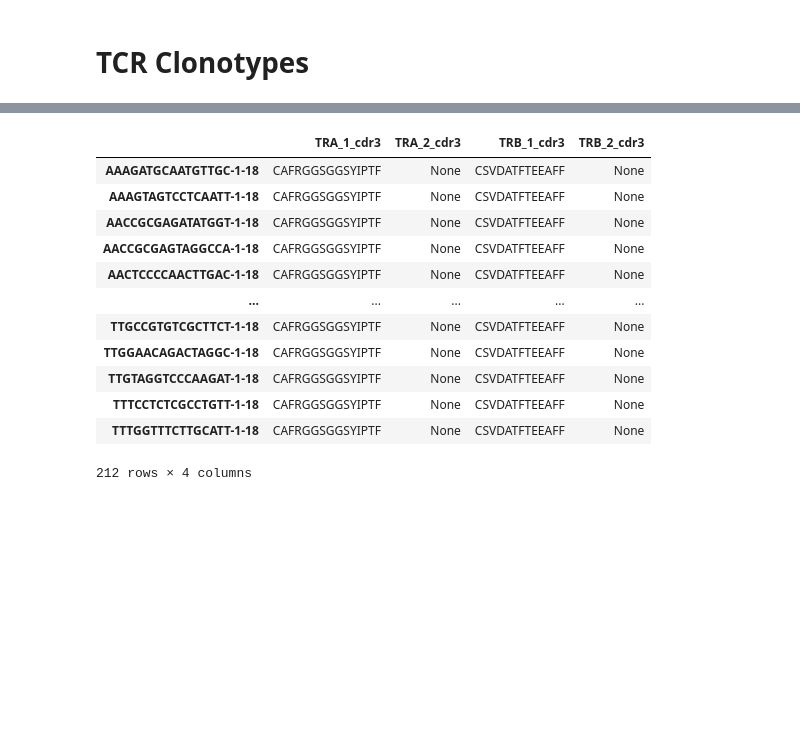
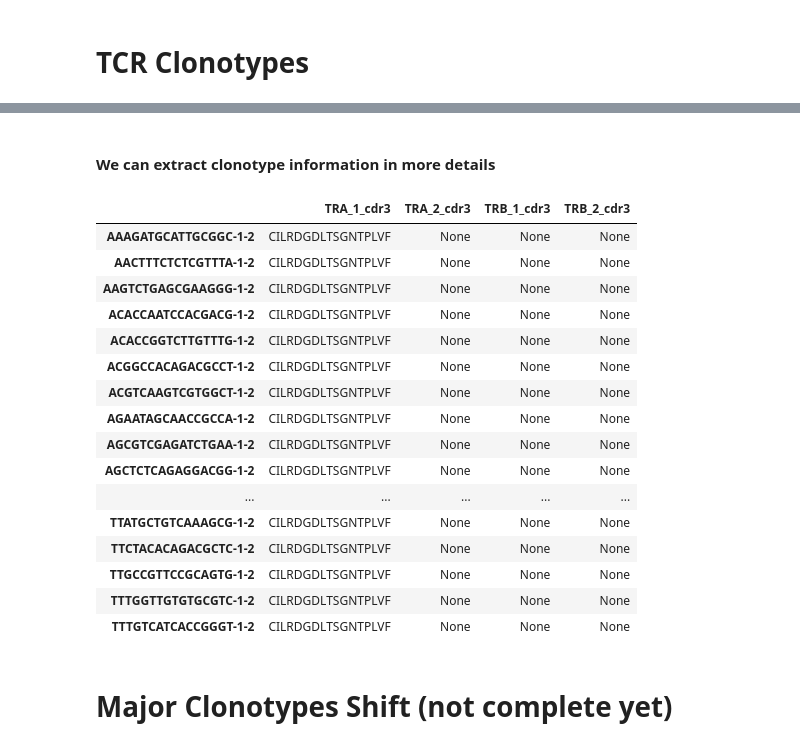
Before and after one commit to duke-chsi-informatics/iyer_tumor, a Jupyter notebook: part7_TCR_Clonotypes.ipynb, the cells around one changed output, grey strips where cells are left out. Cells and saved outputs as stored; diff of their text form; code cells hidden in the pictures; blank space fills up the shorter version.

```diff
--- a/part7_TCR_Clonotypes.ipynb
+++ b/part7_TCR_Clonotypes.ipynb
@@ -20,4 +20,7 @@ warnings.filterwarnings("ignore", category=NumbaPerformanceWarning)
 # suppress "storing XXX as categorical" warnings.
 anndata.logging.anndata_logger.setLevel("ERROR")
 # %%
-tcr_and_rna_combined = sc.read('/scratch/tcr_and_rna_combined.h5ad')
+tcr_and_rna_combined = sc.read('/scratch/combined_umap_annotated.h5ad')
+# %%
+# We only select the cells that have TCR data
+tcr_and_rna_combined = tcr_and_rna_combined[tcr_and_rna_combined.obs['has_tcr']=='True']
@@ -61,19 +119,27 @@ array([<matplotlib.axes._subplots.AxesSubplot object at 0x...>],
+# %% [markdown]
+#### We can extract clonotype information in more details
 # %%
 tcr_and_rna_combined.obs.loc[
-    tcr_and_rna_combined.obs["ct_cluster_aa_alignment"] == "80947",
+    tcr_and_rna_combined.obs["ct_cluster_aa_alignment"] == "450",
     ["TRA_1_cdr3", "TRA_2_cdr3", "TRB_1_cdr3", "TRB_2_cdr3"],
 ]
 # %% [output]
 |  | TRA_1_cdr3 | TRA_2_cdr3 | TRB_1_cdr3 | TRB_2_cdr3 |
-| AAAGATGCAATGTTGC-1-18 | CAFRGGSGGSYIPTF | None | CSVDATFTEEAFF | None |
-| AAAGTAGTCCTCAATT-1-18 | CAFRGGSGGSYIPTF | None | CSVDATFTEEAFF | None |
-| AACCGCGAGATATGGT-1-18 | CAFRGGSGGSYIPTF | None | CSVDATFTEEAFF | None |
-| AACCGCGAGTAGGCCA-1-18 | CAFRGGSGGSYIPTF | None | CSVDATFTEEAFF | None |
-| AACTCCCCAACTTGAC-1-18 | CAFRGGSGGSYIPTF | None | CSVDATFTEEAFF | None |
+| AAAGATGCATTGCGGC-1-2 | CILRDGDLTSGNTPLVF | None | None | None |
+| AACTTTCTCTCGTTTA-1-2 | CILRDGDLTSGNTPLVF | None | None | None |
+| AAGTCTGAGCGAAGGG-1-2 | CILRDGDLTSGNTPLVF | None | None | None |
+| ACACCAATCCACGACG-1-2 | CILRDGDLTSGNTPLVF | None | None | None |
+| ACACCGGTCTTGTTTG-1-2 | CILRDGDLTSGNTPLVF | None | None | None |
+| ACGGCCACAGACGCCT-1-2 | CILRDGDLTSGNTPLVF | None | None | None |
+| ACGTCAAGTCGTGGCT-1-2 | CILRDGDLTSGNTPLVF | None | None | None |
+| AGAATAGCAACCGCCA-1-2 | CILRDGDLTSGNTPLVF | None | None | None |
+| AGCGTCGAGATCTGAA-1-2 | CILRDGDLTSGNTPLVF | None | None | None |
+| AGCTCTCAGAGGACGG-1-2 | CILRDGDLTSGNTPLVF | None | None | None |
 | ... | ... | ... | ... | ... |
-| TTGCCGTGTCGCTTCT-1-18 | CAFRGGSGGSYIPTF | None | CSVDATFTEEAFF | None |
-| TTGGAACAGACTAGGC-1-18 | CAFRGGSGGSYIPTF | None | CSVDATFTEEAFF | None |
-| TTGTAGGTCCCAAGAT-1-18 | CAFRGGSGGSYIPTF | None | CSVDATFTEEAFF | None |
-| TTTCCTCTCGCCTGTT-1-18 | CAFRGGSGGSYIPTF | None | CSVDATFTEEAFF | None |
-| TTTGGTTTCTTGCATT-1-18 | CAFRGGSGGSYIPTF | None | CSVDATFTEEAFF | None |
+| TTATGCTGTCAAAGCG-1-2 | CILRDGDLTSGNTPLVF | None | None | None |
+| TTCTACACAGACGCTC-1-2 | CILRDGDLTSGNTPLVF | None | None | None |
+| TTGCCGTTCCGCAGTG-1-2 | CILRDGDLTSGNTPLVF | None | None | None |
+| TTTGGTTGTGTGCGTC-1-2 | CILRDGDLTSGNTPLVF | None | None | None |
+| TTTGTCATCACCGGGT-1-2 | CILRDGDLTSGNTPLVF | None | None | None |
-212 rows × 4 columns
+# %% [markdown]
+# Major Clonotypes Shift (not complete yet)
```
Also changed, not shown: parts of 31 cells of this notebook, 9 other files.
